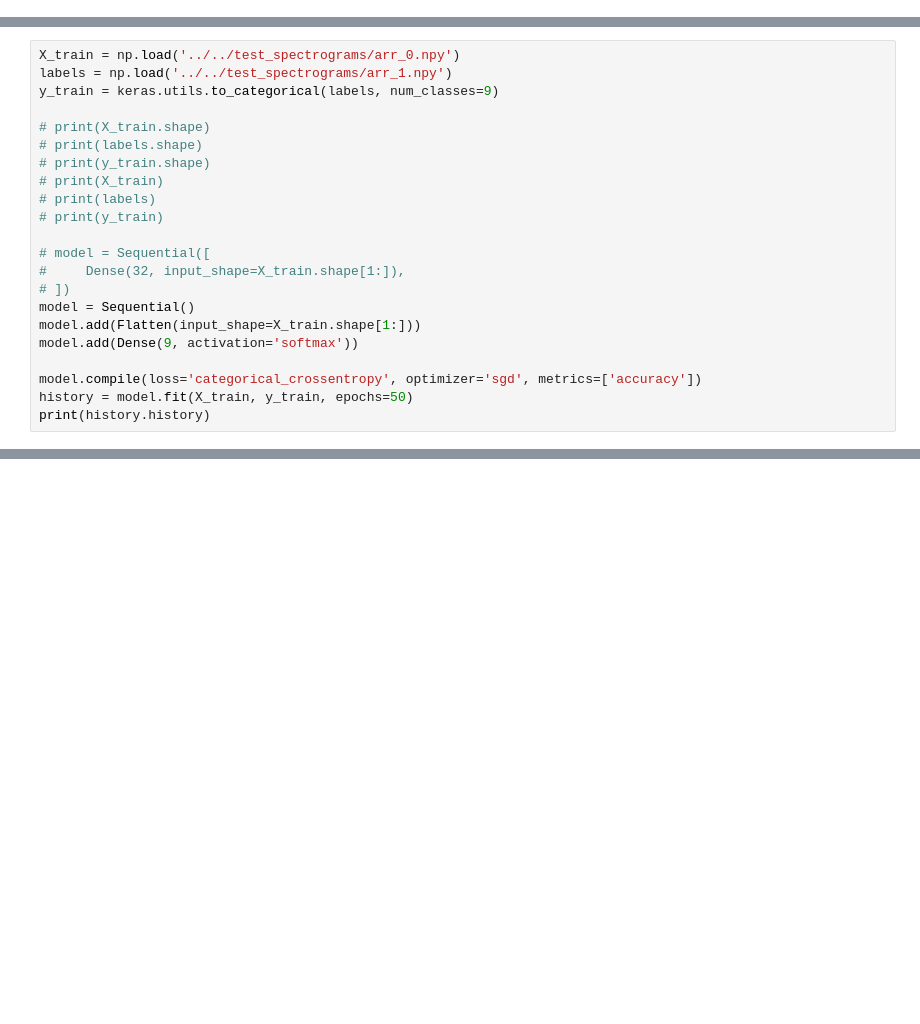
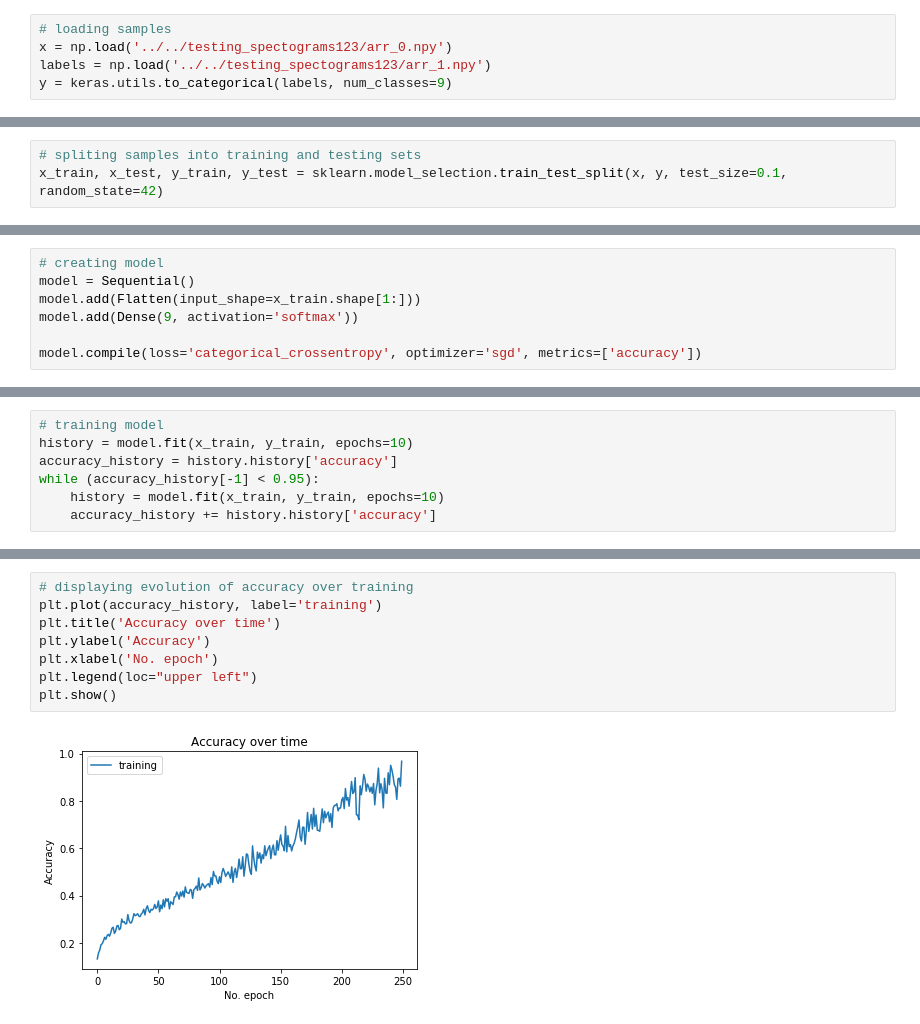
Before and after one commit to Nifed/SUE_GAN, a Jupyter notebook: classifier.ipynb, the cells around one changed output, grey strips where cells are left out. Drawn from its saved outputs; the diff is of its cells as text; blank space fills up the shorter version.

Commit message:
Update classifier + add a model backup

```diff
--- a/classifier.ipynb
+++ b/classifier.ipynb
@@ -9,0 +13,5 @@ Using TensorFlow backend.
+# %%
+# loading samples
+x = np.load('../../testing_spectograms123/arr_0.npy')
+labels = np.load('../../testing_spectograms123/arr_1.npy')
+y = keras.utils.to_categorical(labels, num_classes=9)
@@ -9,0 +28,3 @@ Using TensorFlow backend.
+# %%
+# spliting samples into training and testing sets
+x_train, x_test, y_train, y_test = sklearn.model_selection.train_test_split(x, y, test_size=0.1, random_state=42)
@@ -10,22 +48,7 @@ Using TensorFlow backend.
 # %%
-X_train = np.load('../../test_spectrograms/arr_0.npy')
-labels = np.load('../../test_spectrograms/arr_1.npy')
-y_train = keras.utils.to_categorical(labels, num_classes=9)
-
-# print(X_train.shape)
-# print(labels.shape)
-# print(y_train.shape)
-# print(X_train)
-# print(labels)
-# print(y_train)
-
-# model = Sequential([
-#     Dense(32, input_shape=X_train.shape[1:]),
-# ])
+# creating model
 model = Sequential()
-model.add(Flatten(input_shape=X_train.shape[1:]))
+model.add(Flatten(input_shape=x_train.shape[1:]))
 model.add(Dense(9, activation='softmax'))
 
 model.compile(loss='categorical_crossentropy', optimizer='sgd', metrics=['accuracy'])
-history = model.fit(X_train, y_train, epochs=50)
-print(history.history)
@@ -49,0 +55,7 @@ Epoch 50/50
+# %%
+# training model
+history = model.fit(x_train, y_train, epochs=10)
+accuracy_history = history.history['accuracy']
+while (accuracy_history[-1] < 0.95):
+    history = model.fit(x_train, y_train, epochs=10)
+    accuracy_history += history.history['accuracy']
@@ -49,0 +80,10 @@ Epoch 50/50
+# %%
+# displaying evolution of accuracy over training
+plt.plot(accuracy_history, label='training')
+plt.title('Accuracy over time')
+plt.ylabel('Accuracy')
+plt.xlabel('No. epoch')
+plt.legend(loc="upper left")
+plt.show()
+# %% [output]
+[figure, added]
```
Also changed, not shown: parts of 7 cells of this notebook, 2 other files.
